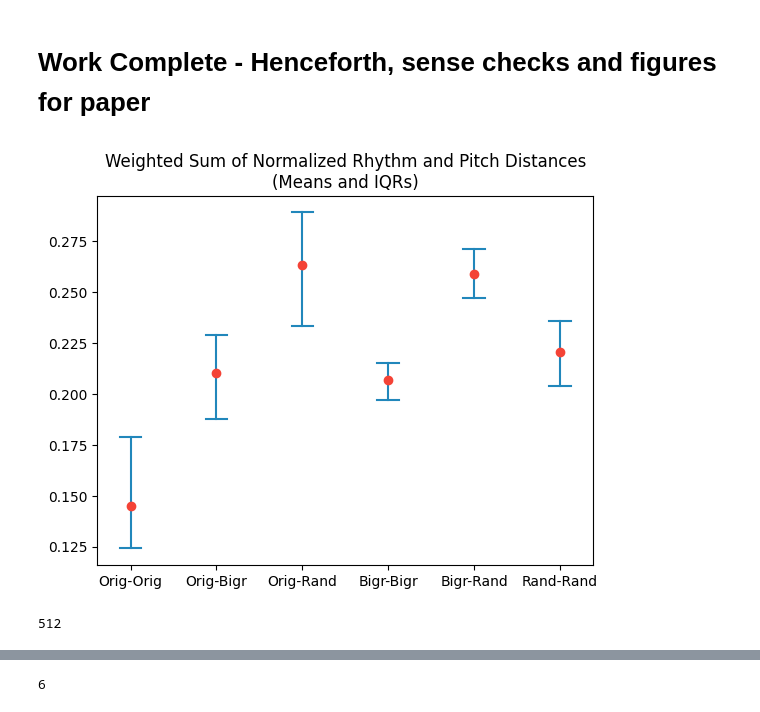
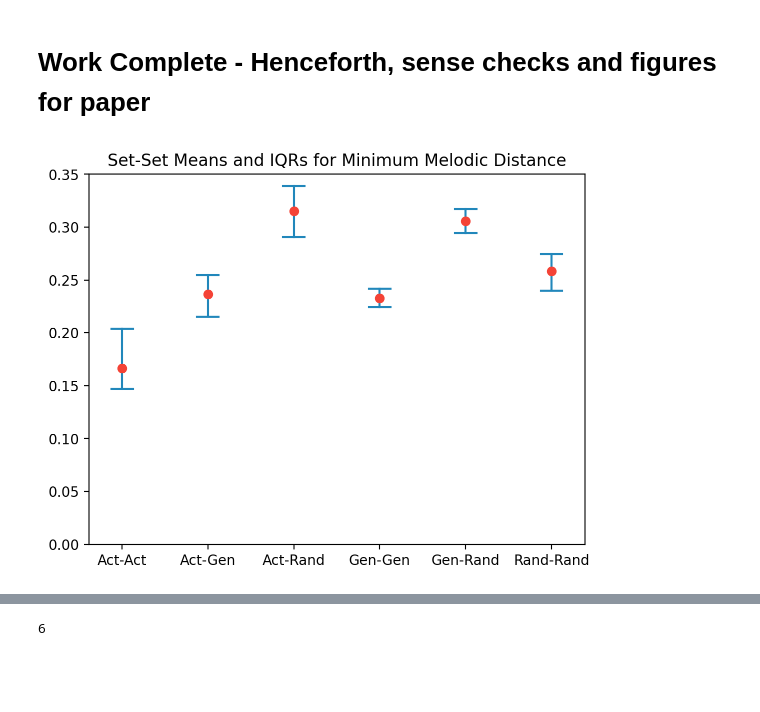
Before and after one commit to kaedejohnson/DH401-A1-RHYTHMGEN, a Jupyter notebook: assignment2.ipynb, the cells around one changed output, grey strips where cells are left out. Saved outputs shown, nothing was run; the diff lists cells and outputs as text; code cells hidden in the pictures; blank space fills up the shorter version.

Commit message:
final push
a bit of comments in assignment2.ipynb for the TAs + the proper Levenshtein weights

```diff
--- a/assignment2.ipynb
+++ b/assignment2.ipynb
@@ -1033,91 +1088,37 @@ for i in all_distance_pairs_normalized.keys():
 # %%
 import matplotlib.pyplot as plt
 import statistics
 from math import sqrt
 import scipy.stats as st
 import numpy as np
-
-def strip_component(dict, component):
-    strip_list = []
-    if component == "pitch":
-        part = 1
-    if component == "rhythm":
-        part = 0
-    for i in dict.keys():
-        strip_list.append(dict[i][part])
-    return strip_list
 
 def plot_confidence_interval(x, values, color='#2187bb', horizontal_line_width=0.25):
     mean = np.mean(values)
     p25 = np.percentile(values, 25)
     p75 = np.percentile(values, 75)
     stdev = np.std(values)
     confidence_interval = st.t.interval(alpha = 0.90, df=len(values)-1, loc=mean, scale=stdev)
 
     left = x - horizontal_line_width / 2
-    top = p75 #max(confidence_interval)
+    top = p25 #max(confidence_interval)
     right = x + horizontal_line_width / 2
-    bottom = p25 #min(confidence_interval)
+    bottom = p75 #min(confidence_interval)
     plt.plot([x, x], [top, bottom], color=color)
     plt.plot([left, right], [top, top], color=color)
     plt.plot([left, right], [bottom, bottom], color=color)
     plt.plot(x, mean, 'o', color='#f44336')
 
     return mean, confidence_interval
 
-#plt.xticks([1, 2, 3, 4, 5, 6], ['Orig-Orig', 'Orig-Bigr', 'Orig-Rand', 'Bigr-Bigr', 'Bigr-Rand', 'Rand-Rand'])
-#plt.title('Chronotonic Rhythm Distance Confidence Interval')
-#plot_confidence_interval(1, strip_component(orig_orig_mins, "rhythm"))
-#plot_confidence_interval(2, strip_component(orig_bigr_mins, "rhythm"))
-#plot_confidence_interval(3, strip_component(orig_rand_mins, "rhythm"))
-#plot_confidence_interval(4, strip_component(bigr_bigr_mins, "rhythm"))
-#plot_confidence_interval(5, strip_component(bigr_rand_mins, "rhythm"))
-#plot_confidence_interval(6, strip_component(rand_rand_mins, "rhythm"))
-#plt.show()
-
-
-
-#plt.xticks([1, 2, 3, 4, 5, 6], ['Orig-Orig', 'Orig-Bigr', 'Orig-Rand', 'Bigr-Bigr', 'Bigr-Rand', 'Rand-Rand'])
-#plt.title('Weighted Levenshtein Pitch Distance Confidence Interval')
-#plot_confidence_interval(1, strip_component(orig_orig_mins, "pitch"))
-#plot_confidence_interval(2, strip_component(orig_bigr_mins, "pitch"))
-#plot_confidence_interval(3, strip_component(orig_rand_mins, "pitch"))
-#plot_confidence_interval(4, strip_component(bigr_bigr_mins, "pitch"))
-#plot_confidence_interval(5, strip_component(bigr_rand_mins, "pitch"))
-#plot_confidence_interval(6, strip_component(rand_rand_mins, "pitch"))
-#plt.show()
-
-def combine_and_normalize(min_set, a=.5, b=.5):
-    combined_normalized_min_set = []
-    for min_pair in list(min_set.values()):
-        weighted_sum_min = a*min_pair[0] + b*min_pair[1]
-        #cobb_douglas_min = (min_pair[0]**a)*(min_pair[1]**b)
-        #l2_min = np.sqrt(min_pair[0]**2 + min_pair[1]**2)
-        #l1_min = min_pair[0] + min_pair[1]
-        output = weighted_sum_min
-        if output != 0:
-            combined_normalized_min_set.append(output)
-    return combined_normalized_min_set
-
-orig_orig_combined_normalized_mins = combine_and_normalize(orig_orig_mins)
-orig_bigr_combined_normalized_mins = combine_and_normalize(orig_bigr_mins)
-orig_rand_combined_normalized_mins = combine_and_normalize(orig_rand_mins)
-bigr_bigr_combined_normalized_mins = combine_and_normalize(bigr_bigr_mins)
-bigr_rand_combined_normalized_mins = combine_and_normalize(bigr_rand_mins)
-rand_rand_combined_normalized_mins = combine_and_normalize(rand_rand_mins)
-
-plt.xticks([1, 2, 3, 4, 5, 6], ['Orig-Orig', 'Orig-Bigr', 'Orig-Rand', 'Bigr-Bigr', 'Bigr-Rand', 'Rand-Rand'])
-plt.title('Weighted Sum of Normalized Rhythm and Pitch Distances\n(Means and IQRs)')
-plot_confidence_interval(1, orig_orig_combined_normalized_mins)
-plot_confidence_interval(2, orig_bigr_combined_normalized_mins)
-plot_confidence_interval(3, orig_rand_combined_normalized_mins)
-plot_confidence_interval(4, bigr_bigr_combined_normalized_mins)
-plot_confidence_interval(5, bigr_rand_combined_normalized_mins)
-plot_confidence_interval(6, rand_rand_combined_normalized_mins)
+plt.xticks([1, 2, 3, 4, 5, 6], ['Act-Act', 'Act-Gen', 'Act-Rand', 'Gen-Gen', 'Gen-Rand', 'Rand-Rand'])
+plt.title('Set-Set Means and IQRs for Minimum Melodic Distance')
+plot_confidence_interval(1, list(orig_orig_mins.values()))
+plot_confidence_interval(2, list(orig_bigr_mins.values()))
+plot_confidence_interval(3, list(orig_rand_mins.values()))
+plot_confidence_interval(4, list(bigr_bigr_mins.values()))
+plot_confidence_interval(5, list(bigr_rand_mins.values()))
+plot_confidence_interval(6, list(rand_rand_mins.values()))
+plt.yticks([0, 0.05, .1, .15, .2, .25, .3, .35])
 plt.show()
 # %% [output]
-[figure, old version]
+[figure, new version]
-# %%
-len(orig_orig_mins)
-# %% [output]
-512
```
Also changed, not shown: parts of 14 cells of this notebook, 4 other files.
